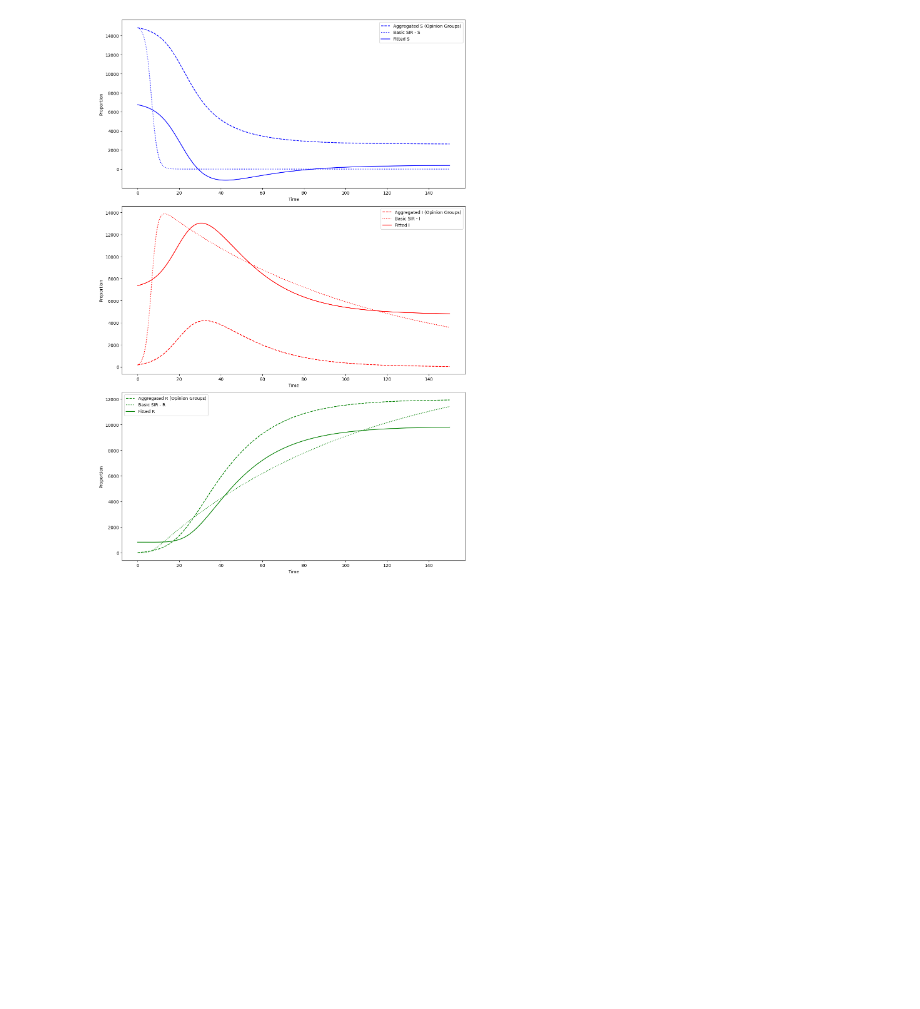
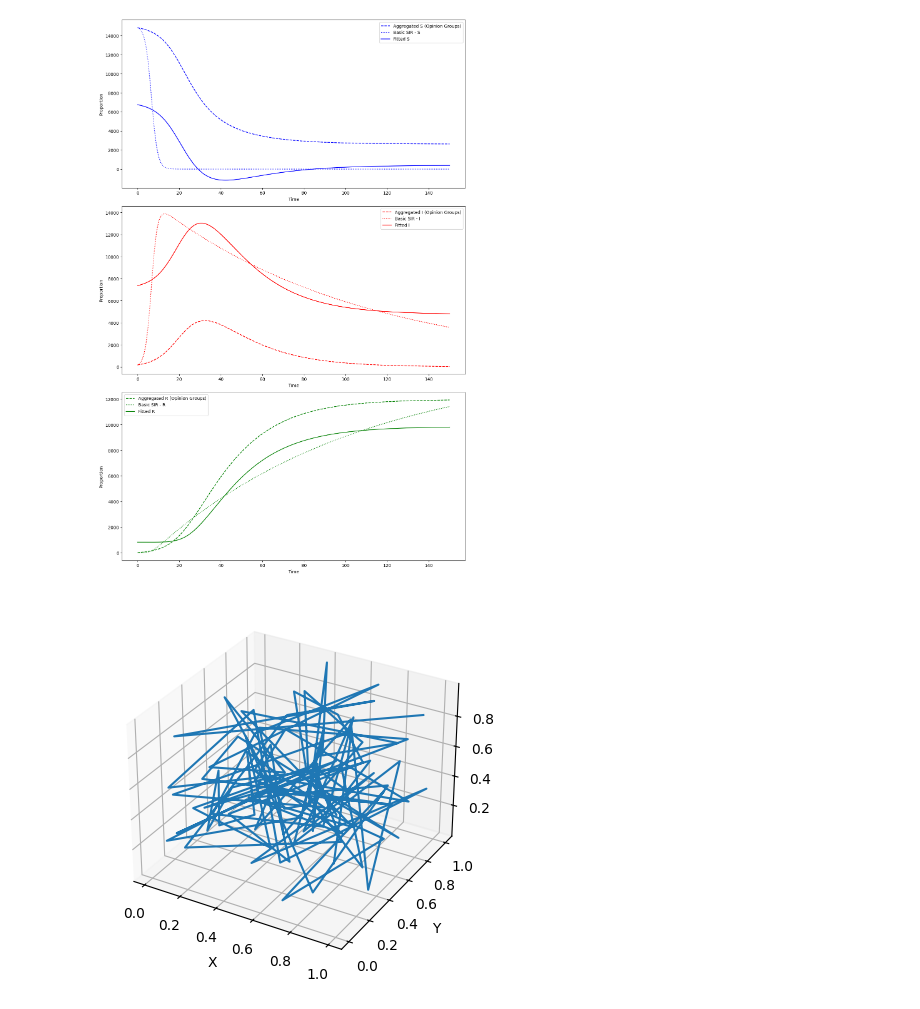
Before and after one commit to mohdkashifansari/Influence_of_Opinion_Dynamics_on_Disease_Spread, a Jupyter notebook: SIR Model and Opinion dynamics SIR Model.ipynb, the cells around one changed output. Saved outputs shown, nothing was run; the diff lists cells and outputs as text; code cells hidden in the pictures; blank space fills up the shorter version.

```diff
--- a/SIR Model and Opinion dynamics SIR Model.ipynb
+++ b/SIR Model and Opinion dynamics SIR Model.ipynb
@@ -351,3 +351,34 @@ def plot_simulation_aggregated(aggregated_S, aggregated_I, aggregated_R, basic_S
 plot_simulation_aggregated(aggregated_S, aggregated_I, aggregated_R, basic_S, basic_I, basic_R, fitted_S, fitted_I, fitted_R, RunTime)
 # %% [output]
 [figure]
+# %%
+import matplotlib.pyplot as plt
+from mpl_toolkits.mplot3d import Axes3D
+
+def plot3d(triples):
+    # Extract x, y, z coordinates from triples
+    x = [triple[0] for triple in triples]
+    y = [triple[1] for triple in triples]
+    z = [triple[2] for triple in triples]
+
+    # Create a new figure for plotting
+    fig = plt.figure()
+    ax = fig.add_subplot(111, projection='3d')
+
+    # Plot the points as a line
+    ax.plot(x, y, z)
+
+    # Set labels for the axes
+    ax.set_xlabel('X')
+    ax.set_ylabel('Y')
+    ax.set_zlabel('Z')
+
+    # Show the plot
+    plt.show()
+
+# Example usage:
+import numpy as np
+triples = [np.random.rand(3) for _ in range(100)]
+plot3d(triples)
+# %% [output]
+[figure, added]
```
Also changed, not shown: parts of 1 cell of this notebook, 3 other files.
